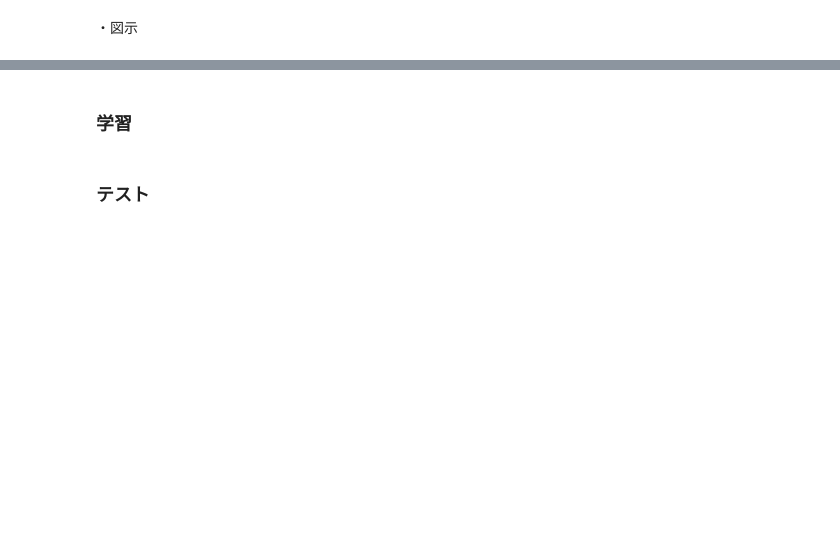
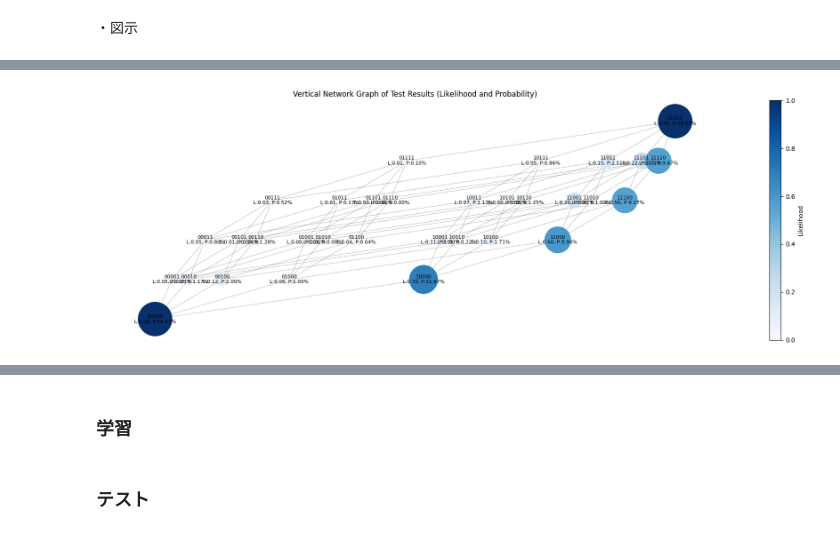
Before and after one commit to ryosukeaaaaa/KnowledgeTracing, a Jupyter notebook: likelihood.ipynb, the cells around one changed output, grey strips where cells are left out. Saved outputs shown, nothing was run; the diff lists cells and outputs as text; code cells hidden in the pictures; blank space fills up the shorter version.

```diff
--- a/likelihood.ipynb
+++ b/likelihood.ipynb
@@ -231,15 +242,0 @@ From state (1, 0, 1, 1, 1):
-# %%
-# ベイズの定理に基づく遷移確率の計算
-bayesian_transition_probabilities = defaultdict(dict)
-
-for current_state, next_states in transition_probabilities.items():
-    P_S = state_counts[current_state] / sum(state_counts.values())  # 状態Sにいる確率
-    for next_state, P_S_given_S_prime in next_states.items():
-        # ベイズの定理に基づく遷移確率 P(S'|S)
-        bayesian_transition_probabilities[current_state][next_state] = P_S_given_S_prime * P_S
-
-# ベイズ遷移確率を表示
-for current_state, next_states in bayesian_transition_probabilities.items():
-    print(f"From state {current_state}:")
-    for next_state, prob in next_states.items():
-        print(f"  To {next_state} with bayesian probability {prob:.2f}")
@@ -337,0 +311,78 @@ plt.show()
+# %%
+import networkx as nx
+import matplotlib.pyplot as plt
+import numpy as np
+
+# グラフの作成
+G = nx.Graph()
+
+# ノードの追加
+for state in states:
+    G.add_node(state, likelihood=likelihoods[state])
+
+# エッジの追加
+for state in states:
+    for i in range(num_questions):
+        next_state = list(state)
+        if next_state[i] == 0:
+            next_state[i] = 1
+            G.add_edge(state, tuple(next_state))
+
+# カスタムレイアウト関数
+def custom_layout(G, num_questions):
+    pos = {}
+    for state in G.nodes():
+        level = sum(state)
+        # 各レベルでのノードの数を数える
+        level_count = sum(1 for node in G.nodes() if sum(node) == level)
+        # このレベルでの現在のノードの位置を計算
+        level_position = sum(state[i] * 2**(num_questions-i-1) for i in range(num_questions))
+        x = level_position / (2**num_questions - 1)  # x座標を0~1の範囲に正規化
+        y = level / num_questions  # y座標を0~1の範囲に正規化
+        pos[state] = (x, y)
+    return pos
+
+# カスタムレイアウトの適用
+pos = custom_layout(G, num_questions)
+
+# 尤度の合計を計算
+total_likelihood = sum(likelihoods.values())
+
+# 各ノードの確率を計算して追加
+for state in G.nodes():
+    likelihood = G.nodes[state]['likelihood']
+    probability = likelihood / total_likelihood if total_likelihood > 0 else 0
+    G.nodes[state]['probability'] = probability
+
+# プロットの設定
+plt.figure(figsize=(18, 6))  # 縦長に変更
+
+# エッジの描画
+nx.draw_networkx_edges(G, pos, alpha=0.2)
+
+# ノードの描画 (尤度に基づく)
+# ノードサイズと色を尤度に基づいて設定
+node_sizes = [max(300, min(3000, G.nodes[node]['likelihood'] * 3000)) for node in G.nodes()]
+node_colors = [G.nodes[node]['likelihood'] for node in G.nodes()]
+nodes = nx.draw_networkx_nodes(G, pos, node_size=node_sizes, node_color=node_colors, cmap=plt.cm.Blues)
+
+# ノードのラベル描画 (状態・尤度・確率)
+labels = {node: f"{''.join(map(str, node))}\nL:{G.nodes[node]['likelihood']:.2f}, P:{G.nodes[node]['probability']:.2%}" for node in G.nodes()}
+nx.draw_networkx_labels(G, pos, labels, font_size=8)
+
+# カラーバーの追加
+plt.colorbar(nodes, label='Likelihood')
+
+plt.title('Vertical Network Graph of Test Results (Likelihood and Probability)')
+plt.axis('off')
+plt.tight_layout()
+
+# グラフの表示
+plt.show()
+
+# 各状態の尤度と確率を表示
+for state, likelihood in sorted(likelihoods.items(), key=lambda x: sum(x[0])):
+    probability = likelihood / total_likelihood if total_likelihood > 0 else 0
+    print(f"State {''.join(map(str, state))}: Likelihood = {likelihood:.4f}, Probability = {probability:.4%}")
+# %% [output]
+[figure, added]
```
Also changed, not shown: parts of 12 cells of this notebook, 1 other file.
